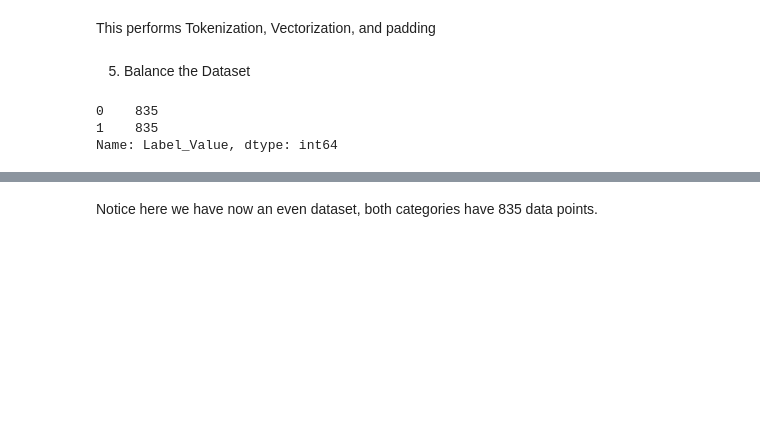
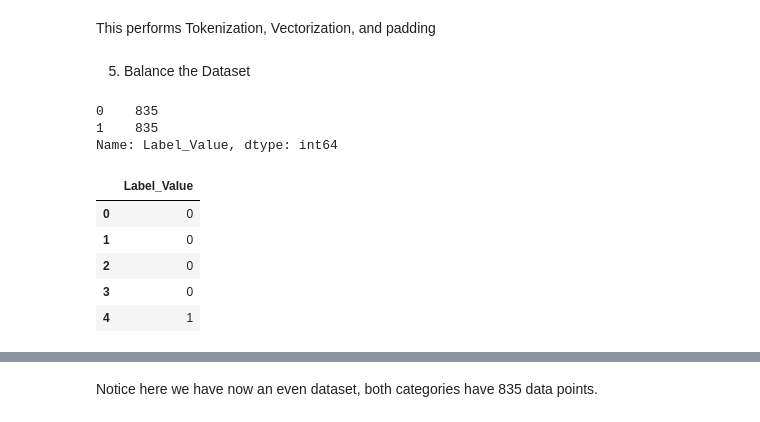
Before and after one commit to EricCallaway/COSC_6315_A04_RNN-LSTM, a Jupyter notebook: ML_Assignment_04_RNN_LSTM.ipynb, the cells around one changed output, grey strips where cells are left out. Cells and saved outputs as stored; diff of their text form; code cells hidden in the pictures; blank space fills up the shorter version.

```diff
--- a/ML_Assignment_04_RNN_LSTM.ipynb
+++ b/ML_Assignment_04_RNN_LSTM.ipynb
@@ -223,0 +226,9 @@ Name: Label_Value, dtype: int64
+# %%
+y_res_plot.head()
+# %% [output]
+|  | Label_Value |
+| 0 | 0 |
+| 1 | 0 |
+| 2 | 0 |
+| 3 | 0 |
+| 4 | 1 |
```
Also changed, not shown: parts of 4 cells of this notebook.
